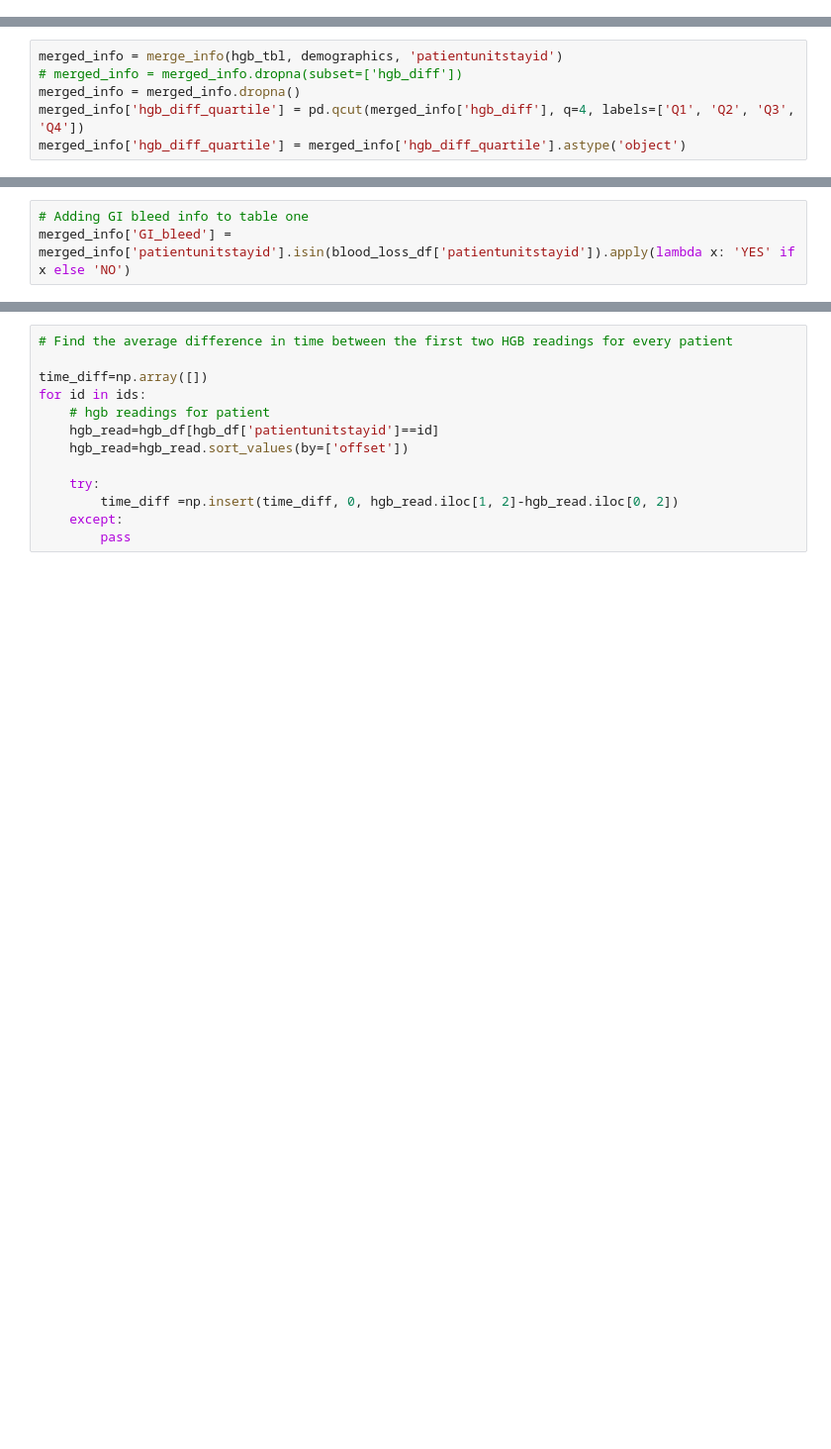
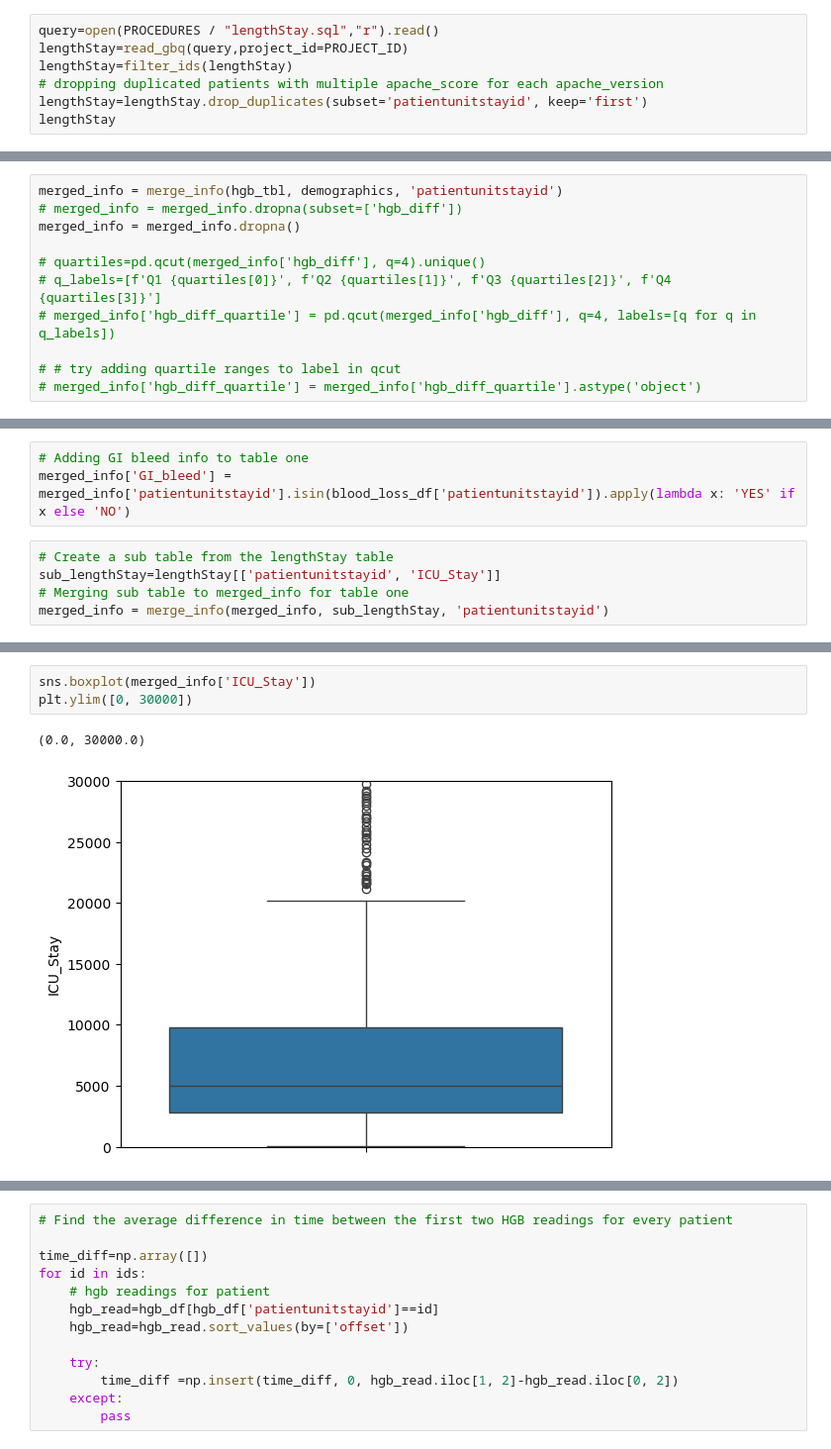
Before and after one commit to jhn-nt/hcrbct, a Jupyter notebook: bench.ipynb, the cells around one changed output, grey strips where cells are left out. Shown at 99% size. Drawn from its saved outputs; the diff is of its cells as text; blank space fills up the shorter version.

```diff
--- a/bench.ipynb
+++ b/bench.ipynb
@@ -102,3 +106,10 @@ apache
 | 20564 | 42498 | 241787 | 73 | IVa | 0.116634 | EXPIRED |
 | 20578 | 31869 | 241824 | 54 | IV | 0.183618 | ALIVE |
 1800 rows × 6 columns
+# %%
+query=open(PROCEDURES / "lengthStay.sql","r").read()
+lengthStay=read_gbq(query,project_id=PROJECT_ID)
+lengthStay=filter_ids(lengthStay)
+# dropping duplicated patients with multiple apache_score for each apache_version
+lengthStay=lengthStay.drop_duplicates(subset='patientunitstayid', keep='first')
+lengthStay
@@ -266,5 +294,10 @@ def merge_info(original, to_merge, merge_by):
 merged_info = merge_info(hgb_tbl, demographics, 'patientunitstayid')
 # merged_info = merged_info.dropna(subset=['hgb_diff'])
 merged_info = merged_info.dropna()
-merged_info['hgb_diff_quartile'] = pd.qcut(merged_info['hgb_diff'], q=4, labels=['Q1', 'Q2', 'Q3', 'Q4'])
-merged_info['hgb_diff_quartile'] = merged_info['hgb_diff_quartile'].astype('object')
+
+# quartiles=pd.qcut(merged_info['hgb_diff'], q=4).unique()
+# q_labels=[f'Q1 {quartiles[0]}', f'Q2 {quartiles[1]}', f'Q3 {quartiles[2]}', f'Q4 {quartiles[3]}']
+# merged_info['hgb_diff_quartile'] = pd.qcut(merged_info['hgb_diff'], q=4, labels=[q for q in q_labels])
+
+# # try adding quartile ranges to label in qcut
+# merged_info['hgb_diff_quartile'] = merged_info['hgb_diff_quartile'].astype('object')
@@ -281,3 +329,8 @@ Q 1 (-4.251, 0.75]
 # %%
 # Adding GI bleed info to table one
 merged_info['GI_bleed'] = merged_info['patientunitstayid'].isin(blood_loss_df['patientunitstayid']).apply(lambda x: 'YES' if x else 'NO')
+# %%
+# Create a sub table from the lengthStay table
+sub_lengthStay=lengthStay[['patientunitstayid', 'ICU_Stay']]
+# Merging sub table to merged_info for table one
+merged_info = merge_info(merged_info, sub_lengthStay, 'patientunitstayid')
@@ -283,0 +363,6 @@ merged_info['GI_bleed'] = merged_info['patientunitstayid'].isin(blood_loss_df['p
+# %%
+sns.boxplot(merged_info['ICU_Stay'])
+plt.ylim([0, 30000])
+# %% [output]
+(0.0, 30000.0)
+[figure, added]
```
Also changed, not shown: parts of 33 cells of this notebook, 2 other files.
